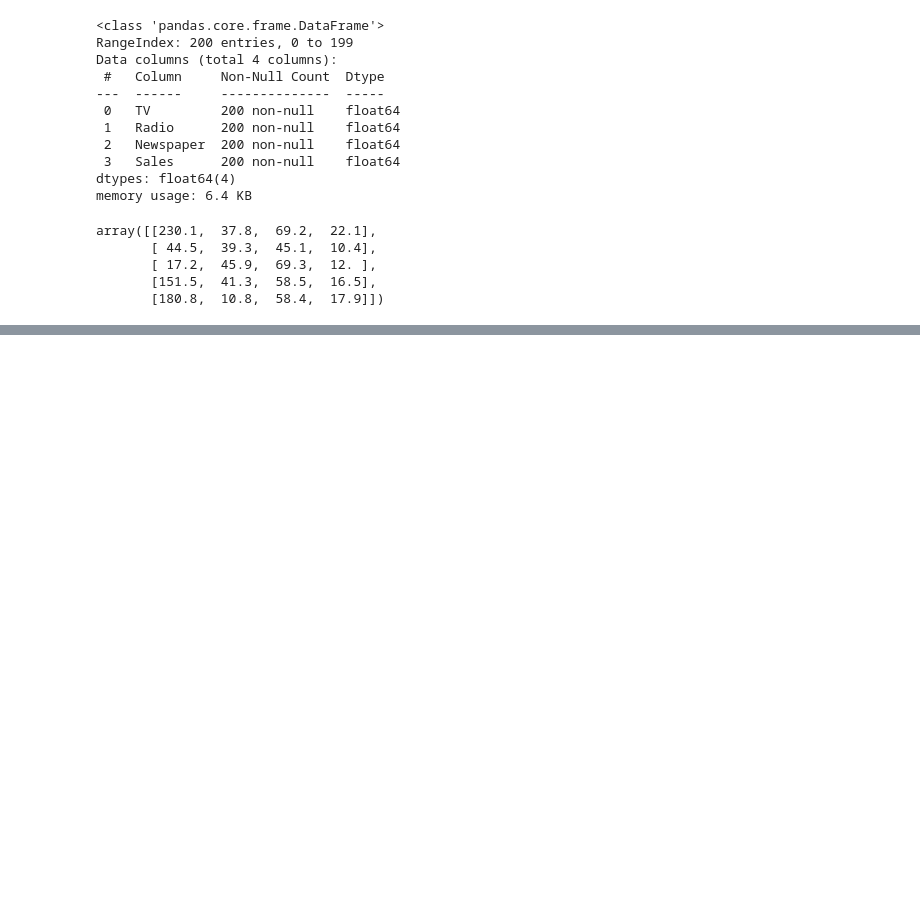
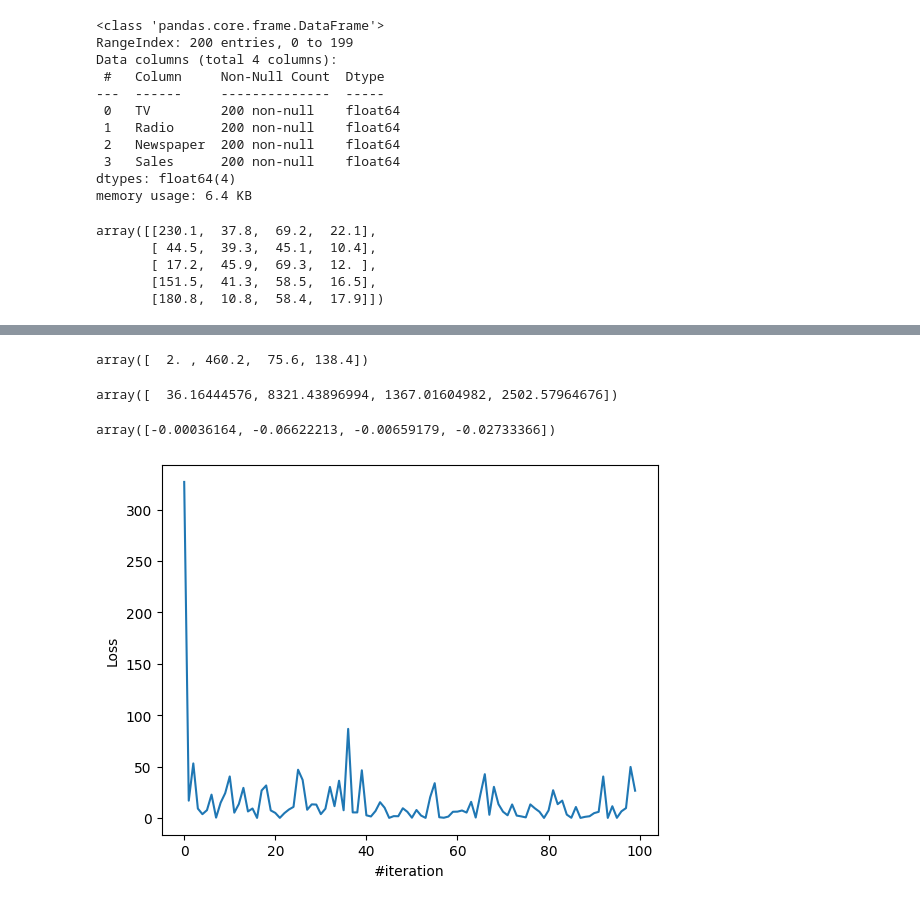
Before and after one commit to TruomghocAI/AIO-Exercise, a Jupyter notebook: Module 4/M04W01/week1.ipynb, the cells around one changed output, grey strips where cells are left out. Saved outputs shown, nothing was run; the diff lists cells and outputs as text; code cells hidden in the pictures; blank space fills up the shorter version.

```diff
--- a/Module 4/M04W01/week1.ipynb
+++ b/Module 4/M04W01/week1.ipynb
@@ -36,0 +275,2 @@ array([[230.1,  37.8,  69.2,  22.1],
+# %%
+path = 'advertising.csv'
@@ -36,0 +342,62 @@ array([[230.1,  37.8,  69.2,  22.1],
+# %%
+tmp = np.dot(2,x[0])
+tmp
+# %% [output]
+array([  2. , 460.2,  75.6, 138.4])
+# %%
+result = np.dot(tmp,(y[0]-rev))
+result
+# %% [output]
+array([  36.16444576, 8321.43896994, 1367.01604982, 2502.57964676])
+# %%
+lr = 1e-5
+temp = np.dot(result,lr)
+weight = weight - temp
+weight
+# %% [output]
+array([-0.00036164, -0.06622213, -0.00659179, -0.02733366])
+# %%
+def predict(X_feature,weights):
+    y_predict = np.dot(X_feature,weights)
+    return y_predict
+
+def compute_loss(y_hat,y):
+    return (y_hat - y)**2
+
+def gradient_w(X_feature,y,y_hat):
+    tmp = np.dot(2,X_feature)
+    error = y_hat-y
+    result = np.dot(tmp,error)
+    return result
+
+def update_weight(weight,dw,lr):
+    temp = np.dot(lr,dw)
+    weight = weight - temp
+    return weight
+# %%
+def implement_linear_regression(X_feature, y_output, epoch_max = 50, lr = 1e-5):
+    losses = []
+    weights = initialize_params()
+    N = len(y_output)
+
+    for epoch in range(epoch_max):
+        for i in range(N):
+            features_i = np.array(X_feature[i])
+            y = y_output[i]
+
+            y_hat = predict(features_i, weights)
+            loss = compute_loss(y, y_hat)
+            dl_dweights = gradient_w(features_i, y, y_hat)
+            weights = update_weight(weights, dl_dweights, lr)
+            losses.append(loss)
+
+    return weights, losses
+# %%
+X,y = prepare_data('advertising.csv')
+W,L = implement_linear_regression(X,y)
+plt.plot(L[0:100])
+plt.xlabel("#iteration")
+plt.ylabel("Loss")
+plt.show()
+# %% [output]
+[figure, added]
```
Also changed, not shown: parts of 33 cells of this notebook, 15 other files.
